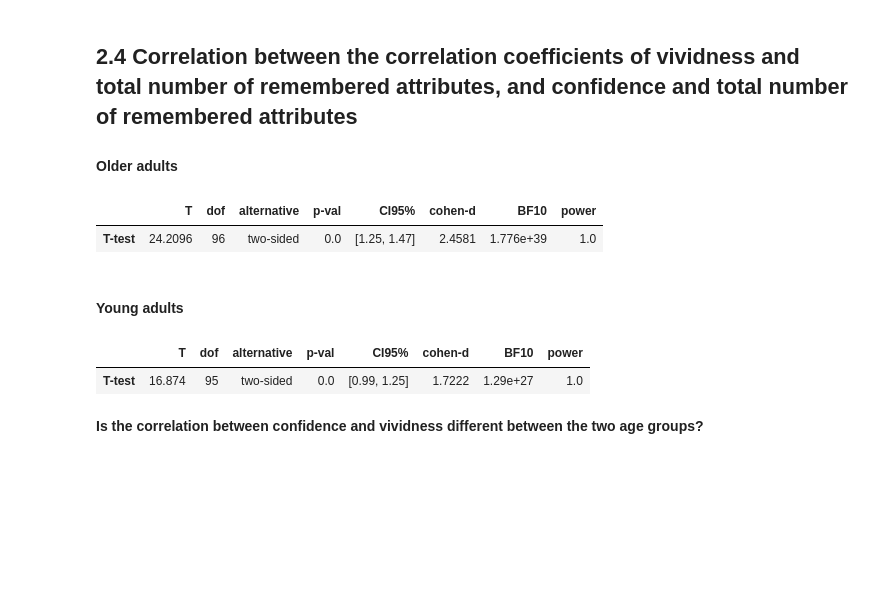
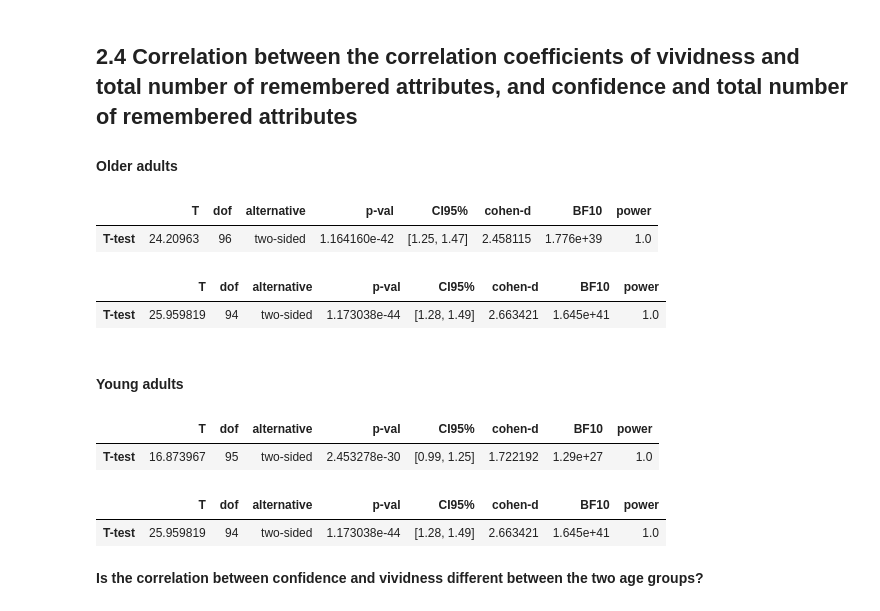
Before and after one commit to KasiaMojescik/ageing_vividness_confidence, a Jupyter notebook: main_analyses.ipynb, the cells around one changed output. Drawn from its saved outputs; the diff is of its cells as text; code cells hidden in the pictures; blank space fills up the shorter version.

```diff
--- a/main_analyses.ipynb
+++ b/main_analyses.ipynb
@@ -782,22 +871,29 @@ pg.ttest(cor_params_conf_young.z_confidence, cor_params_conf_older.z_confidence)
 # %%
 cor_params_conf_viv_older = pd.DataFrame(index=older_part_df['participant'].unique(),
                         columns=['vivid_conf_corr'])
 for p in older_part_df['participant'].unique():
     sub_data = older_part_df[older_part_df['participant'] == p]
 
     # correlate with vividness
     sub_cors = sub_data[['vividness','confidence']].corr(method="spearman").loc['vividness','confidence'].astype('float')
     cor_params_conf_viv_older.loc[p,['vivid_conf_corr']] = sub_cors
 cor_params_conf_viv_older.reset_index()
 
 # fisher z transform before stats
 cor_params_conf_viv_older["vivid_conf_corr_z"] = np.arctanh(cor_params_conf_viv_older.vivid_conf_corr.astype('float'))
 
 # one-sample t-test
-pg.ttest(cor_params_conf_viv_older.vivid_conf_corr_z, 0).round(4)
+pg.ttest(cor_params_conf_viv_older.vivid_conf_corr_z, 0)
 # %% [output]
 |  | T | dof | alternative | p-val | CI95% | cohen-d | BF10 | power |
-| T-test | 24.2096 | 96 | two-sided | 0.0 | [1.25, 1.47] | 2.4581 | 1.776e+39 | 1.0 |
+| T-test | 24.20963 | 96 | two-sided | 1.164160e-42 | [1.25, 1.47] | 2.458115 | 1.776e+39 | 1.0 |
+# %%
+# sanity check to verify that excluding outliers do not change the result
+outlier_older = cor_params_conf_viv_older.loc[~pg.madmedianrule(cor_params_conf_viv_older['vivid_conf_corr_z'])]
+pg.ttest(outlier_older.vivid_conf_corr_z, 0)
+# %% [output]
+|  | T | dof | alternative | p-val | CI95% | cohen-d | BF10 | power |
+| T-test | 25.959819 | 94 | two-sided | 1.173038e-44 | [1.28, 1.49] | 2.663421 | 1.645e+41 | 1.0 |
 # %% [markdown]
 #### Young adults
 # %%
@@ -815,10 +911,17 @@ cor_params_conf_viv_younger.reset_index()
 cor_params_conf_viv_younger["vivid_conf_corr_z"] = np.arctanh(cor_params_conf_viv_younger.vivid_conf_corr.astype('float'))
 
 # one-sample t-test
-pg.ttest(cor_params_conf_viv_younger.vivid_conf_corr_z, 0).round(4)
+pg.ttest(cor_params_conf_viv_younger.vivid_conf_corr_z, 0)
 # %% [output]
 |  | T | dof | alternative | p-val | CI95% | cohen-d | BF10 | power |
-| T-test | 16.874 | 95 | two-sided | 0.0 | [0.99, 1.25] | 1.7222 | 1.29e+27 | 1.0 |
+| T-test | 16.873967 | 95 | two-sided | 2.453278e-30 | [0.99, 1.25] | 1.722192 | 1.29e+27 | 1.0 |
+# %%
+# sanity check to verify that excluding outliers do not change the result
+outlier_young = cor_params_conf_viv_younger.loc[~pg.madmedianrule(cor_params_conf_viv_younger['vivid_conf_corr_z'])]
+pg.ttest(outlier_older.vivid_conf_corr_z, 0)
+# %% [output]
+|  | T | dof | alternative | p-val | CI95% | cohen-d | BF10 | power |
+| T-test | 25.959819 | 94 | two-sided | 1.173038e-44 | [1.28, 1.49] | 2.663421 | 1.645e+41 | 1.0 |
 # %% [markdown]
 **Is the correlation between confidence and vividness different between the two age groups?**
 # %%
```
Also changed, not shown: parts of 32 cells of this notebook.
